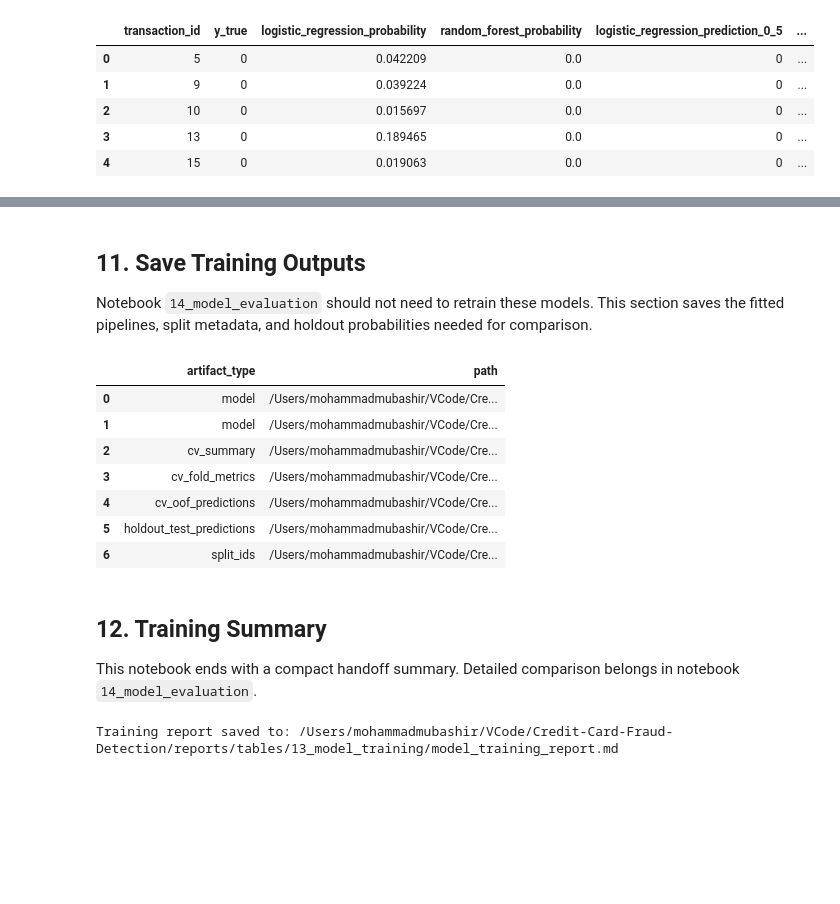
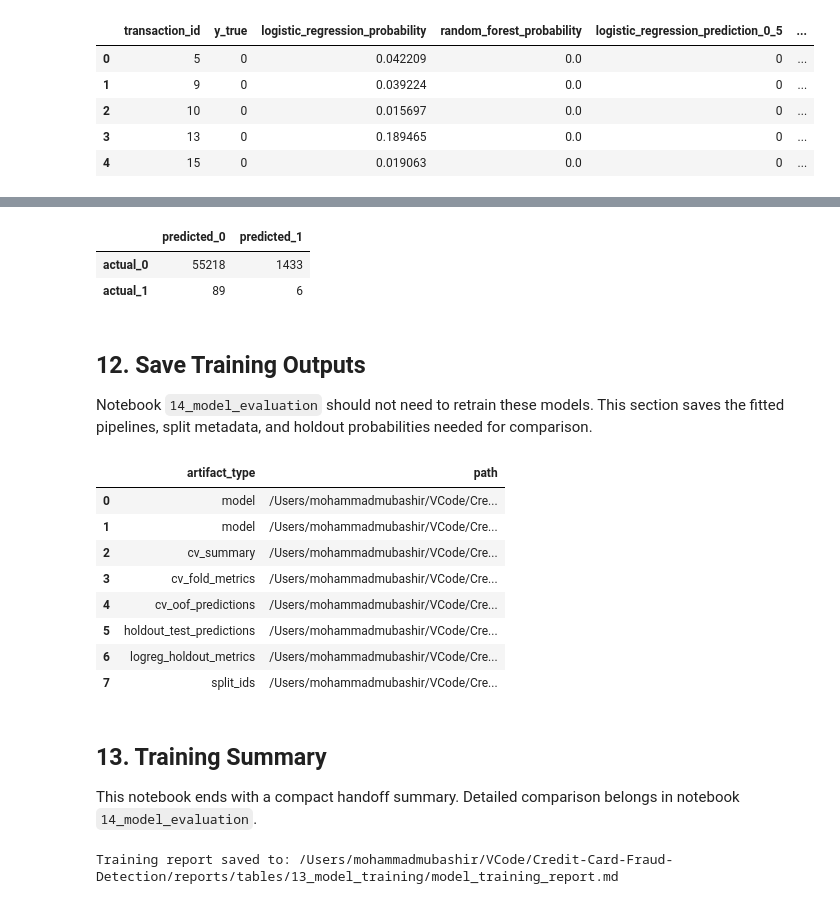
Before and after one commit to mmubashir95/Credit-Card-Fraud-Detection, a Jupyter notebook: notebooks/13_model_training.ipynb, the cells around one changed output, grey strips where cells are left out. Saved outputs shown, nothing was run; the diff lists cells and outputs as text; code cells hidden in the pictures; blank space fills up the shorter version.

Commit message:
enhance logistic regression baseline with holdout evaluation metrics

```diff
--- a/notebooks/13_model_training.ipynb
+++ b/notebooks/13_model_training.ipynb
@@ -429,7 +429,7 @@ cv_summary
 After comparing the models across training folds, each baseline model is retrained on the full training split so notebook `14_model_evaluation` can score them once on the untouched holdout test set. For Logistic Regression, the imputer and scaler used here were fit only on `X_train` in the earlier preprocessing section and are now reused to transform `X_test` without refitting.
 # %%
 final_logreg_model = LogisticRegression(
-    max_iter=2000,
+    max_iter=1000,
     class_weight="balanced",
     random_state=RANDOM_STATE,
     solver="lbfgs",
@@ -467,5 +477,60 @@ holdout_predictions.head()
+# %%
+logreg_confusion_matrix = confusion_matrix(
+    y_test,
+    holdout_predictions["logistic_regression_prediction_0_5"],
+)
+
+logreg_holdout_metrics = pd.DataFrame(
+    [
+        {
+            "model_name": "logistic_regression",
+            "evaluation_split": "holdout_test",
+            "precision": precision_score(
+                y_test,
+                holdout_predictions["logistic_regression_prediction_0_5"],
+                zero_division=0,
+            ),
+            "recall": recall_score(
+                y_test,
+                holdout_predictions["logistic_regression_prediction_0_5"],
+                zero_division=0,
+            ),
+            "f1_score": f1_score(
+                y_test,
+                holdout_predictions["logistic_regression_prediction_0_5"],
+                zero_division=0,
+            ),
+            "roc_auc": roc_auc_score(
+                y_test,
+                holdout_predictions["logistic_regression_probability"],
+            ),
+            "pr_auc": average_precision_score(
+                y_test,
+                holdout_predictions["logistic_regression_probability"],
+            ),
+            "tn": int(logreg_confusion_matrix[0, 0]),
+            "fp": int(logreg_confusion_matrix[0, 1]),
+            "fn": int(logreg_confusion_matrix[1, 0]),
+            "tp": int(logreg_confusion_matrix[1, 1]),
+        }
+    ]
+)
+
+logreg_holdout_metrics.to_csv(
+    NOTEBOOK_TABLES_DIR / "logistic_regression_holdout_metrics.csv",
+    index=False,
+)
+pd.DataFrame(
+    logreg_confusion_matrix,
+    index=["actual_0", "actual_1"],
+    columns=["predicted_0", "predicted_1"],
+)
+# %% [output]
+|  | predicted_0 | predicted_1 |
+| actual_0 | 55218 | 1433 |
+| actual_1 | 89 | 6 |
 # %% [markdown]
-## 11. Save Training Outputs
+## 12. Save Training Outputs
 
 Notebook `14_model_evaluation` should not need to retrain these models. This section saves the fitted pipelines, split metadata, and holdout probabilities needed for comparison.
 # %%
@@ -498,36 +563,38 @@ joblib.dump(
         "model_name": "random_forest",
         "selected_features": selected_features,
         "test_size": TEST_SIZE,
         "random_state": RANDOM_STATE,
         "cv_splits": N_SPLITS,
     },
     NOTEBOOK_ARTIFACTS_DIR / "baseline_random_forest.joblib",
 )
 
 artifact_manifest = pd.DataFrame(
     [
         {"artifact_type": "model", "path": str(NOTEBOOK_ARTIFACTS_DIR / "baseline_logistic_regression.joblib")},
         {"artifact_type": "model", "path": str(NOTEBOOK_ARTIFACTS_DIR / "baseline_random_forest.joblib")},
         {"artifact_type": "cv_summary", "path": str(NOTEBOOK_TABLES_DIR / "cv_summary.csv")},
         {"artifact_type": "cv_fold_metrics", "path": str(NOTEBOOK_TABLES_DIR / "cv_fold_metrics.csv")},
         {"artifact_type": "cv_oof_predictions", "path": str(NOTEBOOK_TABLES_DIR / "cv_oof_predictions.csv")},
         {"artifact_type": "holdout_test_predictions", "path": str(NOTEBOOK_TABLES_DIR / "baseline_test_predictions.csv")},
+        {"artifact_type": "logreg_holdout_metrics", "path": str(NOTEBOOK_TABLES_DIR / "logistic_regression_holdout_metrics.csv")},
         {"artifact_type": "split_ids", "path": str(NOTEBOOK_ARTIFACTS_DIR / "train_test_split_ids.json")},
     ]
 )
 artifact_manifest.to_csv(NOTEBOOK_TABLES_DIR / "training_artifact_manifest.csv", index=False)
 artifact_manifest
 # %% [output]
 |  | artifact_type | path |
 | 0 | model | /Users/mohammadmubashir/VCode/Cre... |
 | 1 | model | /Users/mohammadmubashir/VCode/Cre... |
 | 2 | cv_summary | /Users/mohammadmubashir/VCode/Cre... |
 | 3 | cv_fold_metrics | /Users/mohammadmubashir/VCode/Cre... |
 | 4 | cv_oof_predictions | /Users/mohammadmubashir/VCode/Cre... |
 | 5 | holdout_test_predictions | /Users/mohammadmubashir/VCode/Cre... |
-| 6 | split_ids | /Users/mohammadmubashir/VCode/Cre... |
+| 6 | logreg_holdout_metrics | /Users/mohammadmubashir/VCode/Cre... |
+| 7 | split_ids | /Users/mohammadmubashir/VCode/Cre... |
 # %% [markdown]
-## 12. Training Summary
+## 13. Training Summary
 
 This notebook ends with a compact handoff summary. Detailed comparison belongs in notebook `14_model_evaluation`.
 # %%
```
Also changed, not shown: parts of 5 cells of this notebook, 4 other files.
